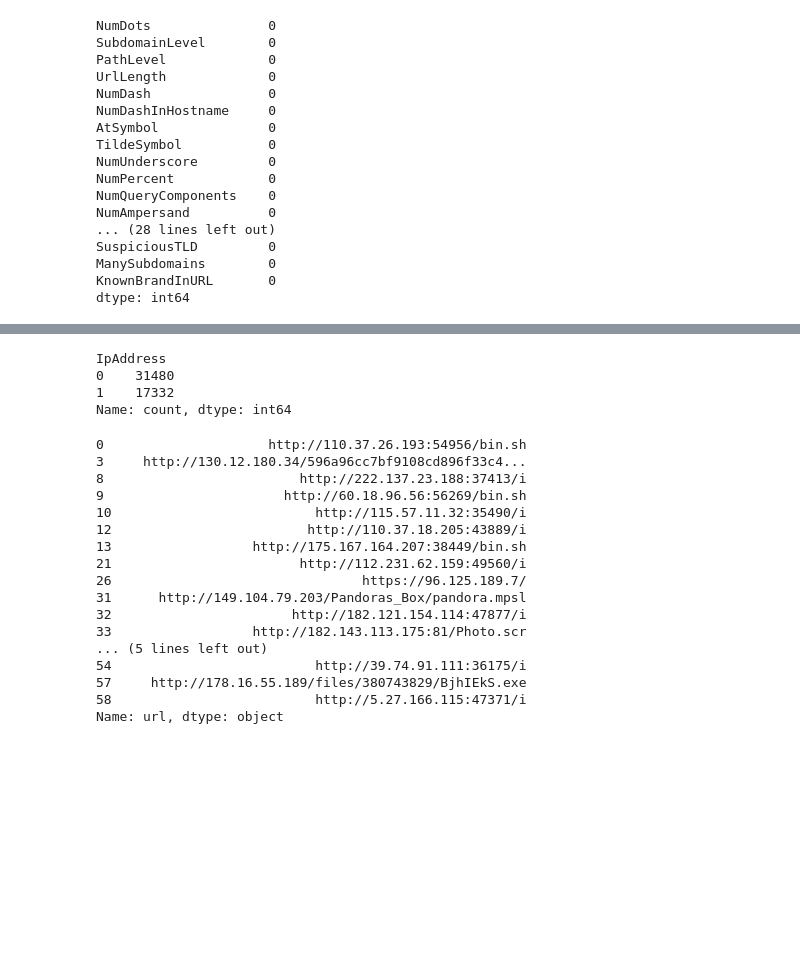
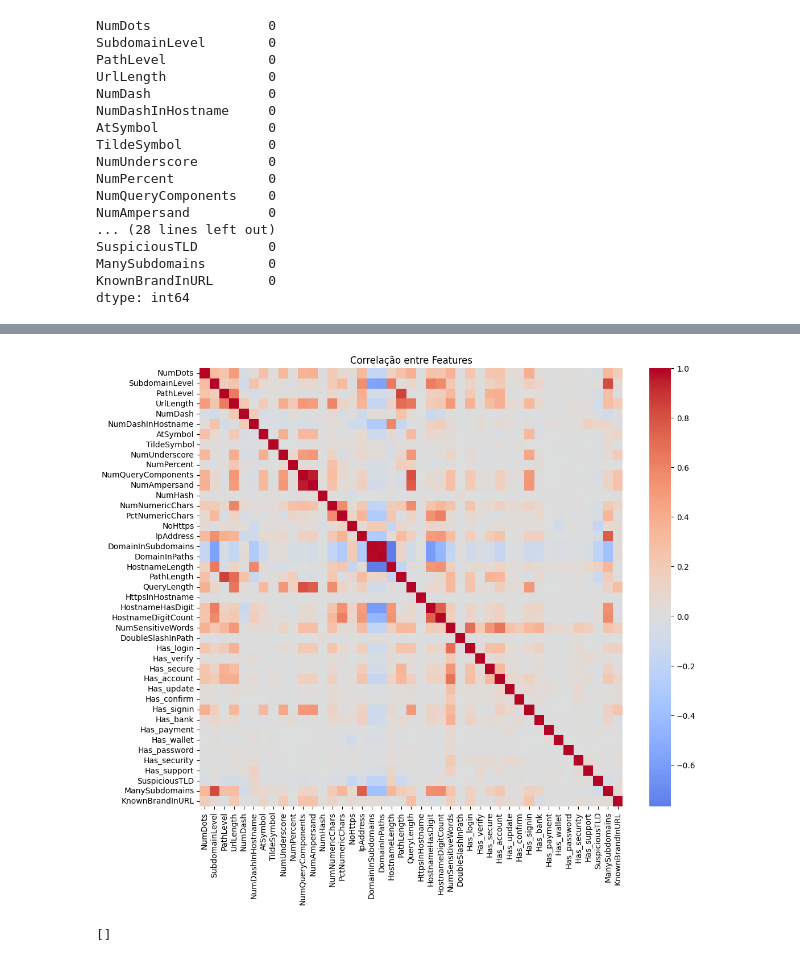
Before and after one commit to barlettab/phishing-machine-learning-cyber, a Jupyter notebook: notebooks/10_feature_extraction.ipynb, the cells around one changed output, grey strips where cells are left out. Cells and saved outputs as stored; diff of their text form; code cells hidden in the pictures; blank space fills up the shorter version.

```diff
--- a/notebooks/10_feature_extraction.ipynb
+++ b/notebooks/10_feature_extraction.ipynb
@@ -37,3 +50,12 @@ features_df.head()
+# %%
+# Consolidação do dataset
+df_features = pd.concat(
+    [
+        df_url,
+        features_df
+    ],
+    axis=1
+)
 # %%
 features_df.shape
 # %% [output]
@@ -78,8 +104,3 @@ SuspiciousTLD         0
 ManySubdomains        0
 KnownBrandInURL       0
 dtype: int64
-# %%
-df_features = pd.concat(
-    [features_df, df["label"]],
-    axis=1
-)
@@ -127,0 +122,5 @@ feature_stats
+# %%
+feature_cols = [
+    col for col in df_features.columns
+    if col not in ["url", "label", "source"]
+]
@@ -128,6 +207,14 @@ feature_stats
 # %%
-corr = (
-    df_features
-    .drop(columns=["label"])
-    .corr()
+plt.figure(figsize=(12,10))
+
+sns.heatmap(
+
+    df_features[feature_cols].corr(),
+    cmap="coolwarm",
+    center=0
 )
+
+plt.title("Correlação entre Features")
+plt.show()
+# %% [output]
+[figure, added]
@@ -147,27 +220,0 @@ plt.show()
-# %%
-df_features["IpAddress"].value_counts()
-# %% [output]
-IpAddress
-0    31480
-1    17332
-Name: count, dtype: int64
-# %%
-df[df_features["IpAddress"] == 1]["url"].head(20)
-# %% [output]
-0                     http://110.37.26.193:54956/bin.sh
-3     http://130.12.180.34/596a96cc7bf9108cd896f33c4...
-8                         http://222.137.23.188:37413/i
-9                       http://60.18.96.56:56269/bin.sh
-10                          http://115.57.11.32:35490/i
-12                         http://110.37.18.205:43889/i
-13                  http://175.167.164.207:38449/bin.sh
-21                        http://112.231.62.159:49560/i
-26                                https://96.125.189.7/
-31      http://149.104.79.203/Pandoras_Box/pandora.mpsl
-32                       http://182.121.154.114:47877/i
-33                  http://182.143.113.175:81/Photo.scr
-... (5 lines left out)
-54                          http://39.74.91.111:36175/i
-57     http://178.16.55.189/files/380743829/BjhIEkS.exe
-58                          http://5.27.166.115:47371/i
-Name: url, dtype: object
@@ -181,0 +221,16 @@ corr_label
+# %%
+feature_cols = [
+    col
+    for col in df_features.columns
+    if col not in ["url", "label", "source"]
+]
+
+low_variance = []
+
+for col in feature_cols:
+    if df_features[col].nunique() <= 1:
+        low_variance.append(col)
+
+low_variance
+# %% [output]
+[]
```
Also changed, not shown: parts of 29 cells of this notebook.
